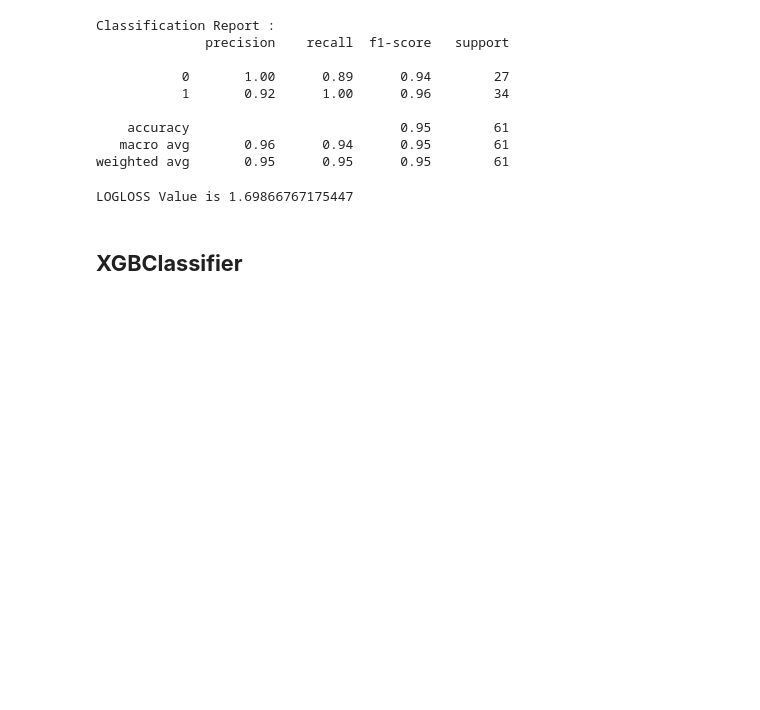
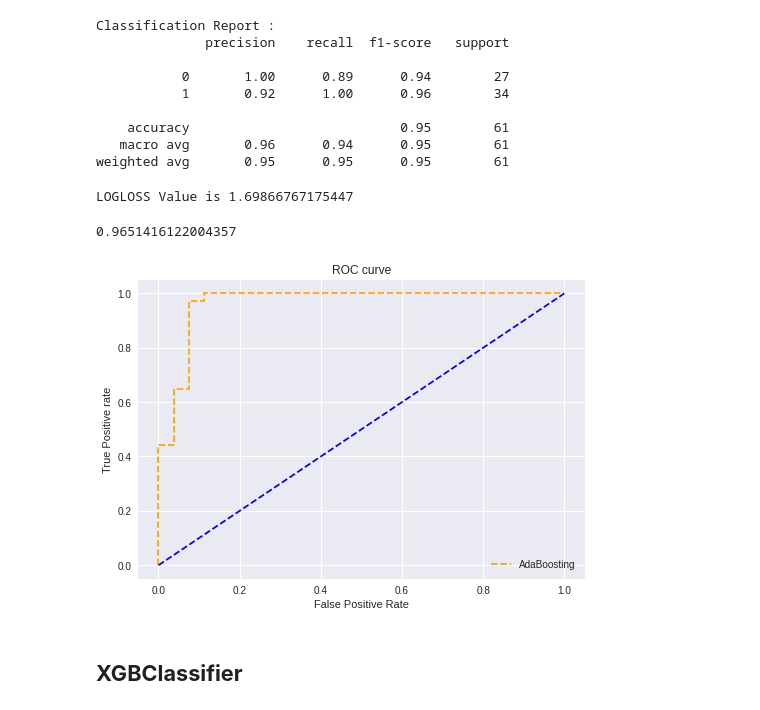
Before and after one commit to Zadak-H/Heart_Attack_Prediction, a Jupyter notebook: Heart_attack_prediction_classification.ipynb, the cells around one changed output. Cells and saved outputs as stored; diff of their text form; code cells hidden in the pictures; blank space fills up the shorter version.

```diff
--- a/Heart_attack_prediction_classification.ipynb
+++ b/Heart_attack_prediction_classification.ipynb
@@ -619,6 +646,9 @@ ada = AdaBoostClassifier(base_estimator=GaussianNB(priors=None, var_smoothing=1e
                          n_estimators=900,learning_rate=0.05, algorithm='SAMME.R',random_state=100)
 ada.fit(X_train,y_train)
 y_pred = ada.predict(X_test)
+
+# predict probabilities
+pred_prob1 = ada.predict_proba(X_test)
 # %%
 # Accuracy
 from sklearn import metrics
@@ -676,6 +706,44 @@ from sklearn.metrics import log_loss
 print('LOGLOSS Value is',log_loss(y_test, y_pred))
 # %% [output]
 LOGLOSS Value is 1.69866767175447
+# %%
+from sklearn.metrics import roc_curve
+
+# roc curve for models
+fpr1, tpr1, thresh1 = roc_curve(y_test, pred_prob1[:,1], pos_label=1)
+
+# roc curve for tpr = fpr
+random_probs = [0 for i in range(len(y_test))]
+p_fpr, p_tpr, _ = roc_curve(y_test, random_probs, pos_label=1)
+# %%
+from sklearn.metrics import roc_auc_score
+
+# auc scores
+auc_score1 = roc_auc_score(y_test, pred_prob1[:,1])
+
+print(auc_score1)
+# %% [output]
+0.9651416122004357
+# %%
+# matplotlib
+import matplotlib.pyplot as plt
+plt.style.use('seaborn')
+
+# plot roc curves
+plt.plot(fpr1, tpr1, linestyle='--',color='orange', label='AdaBoosting')
+plt.plot(p_fpr, p_tpr, linestyle='--', color='blue')
+# title
+plt.title('ROC curve')
+# x label
+plt.xlabel('False Positive Rate')
+# y label
+plt.ylabel('True Positive rate')
+
+plt.legend(loc='best')
+plt.savefig('ROC',dpi=300)
+plt.show();
+# %% [output]
+[figure, added]
 # %% [markdown]
 ## **XGBClassifier**
 # %%
```
Also changed, not shown: parts of 3 cells of this notebook.
